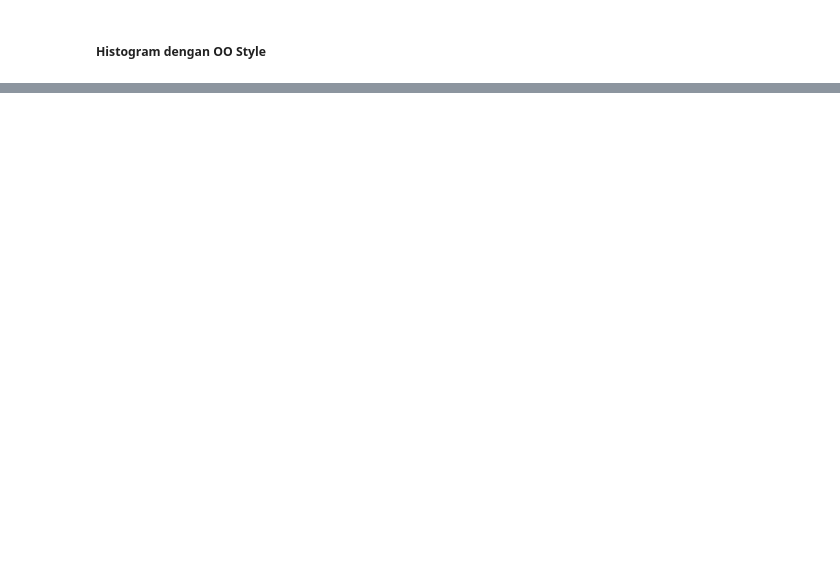
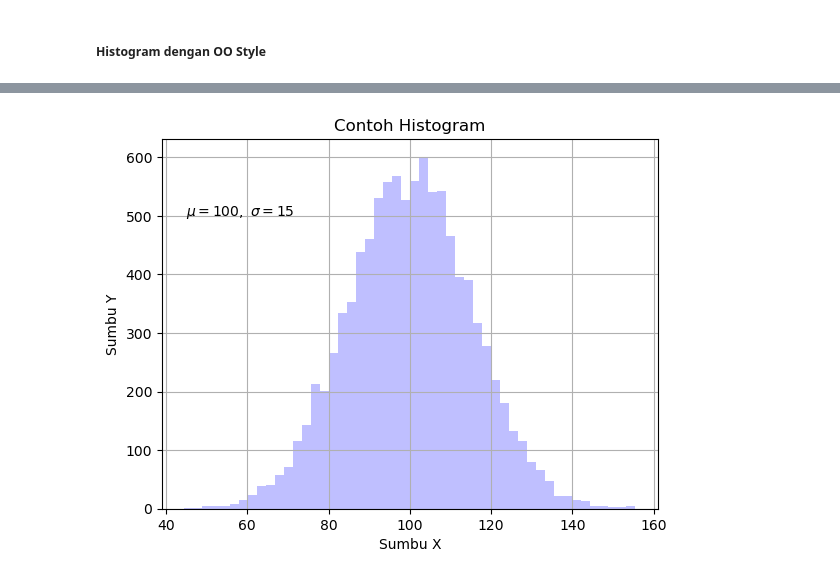
Before and after one commit to KristianiNaingg/visualisasi-data, a Jupyter notebook: Week 03 Multiple subplots & Histogram/Multiple subplots.ipynb, the cells around one changed output, grey strips where cells are left out. Saved outputs shown, nothing was run; the diff lists cells and outputs as text; code cells hidden in the pictures; blank space fills up the shorter version.

Commit message:
Menambahkan materi Week 03 Multiple Subplots dan Histogram

```diff
--- a/Week 03 Multiple subplots & Histogram/Multiple subplots.ipynb
+++ b/Week 03 Multiple subplots & Histogram/Multiple subplots.ipynb
@@ -184,0 +185,20 @@ plt.show()
+# %%
+
+fig, ax = plt.subplots()
+
+ax.hist(x,
+        bins=50,
+        facecolor='b',
+        alpha=0.25)
+
+ax.set_xlabel('Sumbu X')
+ax.set_ylabel('Sumbu Y')
+ax.set_title('Contoh Histogram')
+
+# Menambahkan teks anotasi (menggunakan format LaTeX untuk mu dan sigma)
+ax.text(45, 500, r'$\mu=100,\ \sigma=15$')
+ax.grid()
+
+plt.show()
+# %% [output]
+[figure, added]
```
Also changed, not shown: parts of 3 cells of this notebook.
